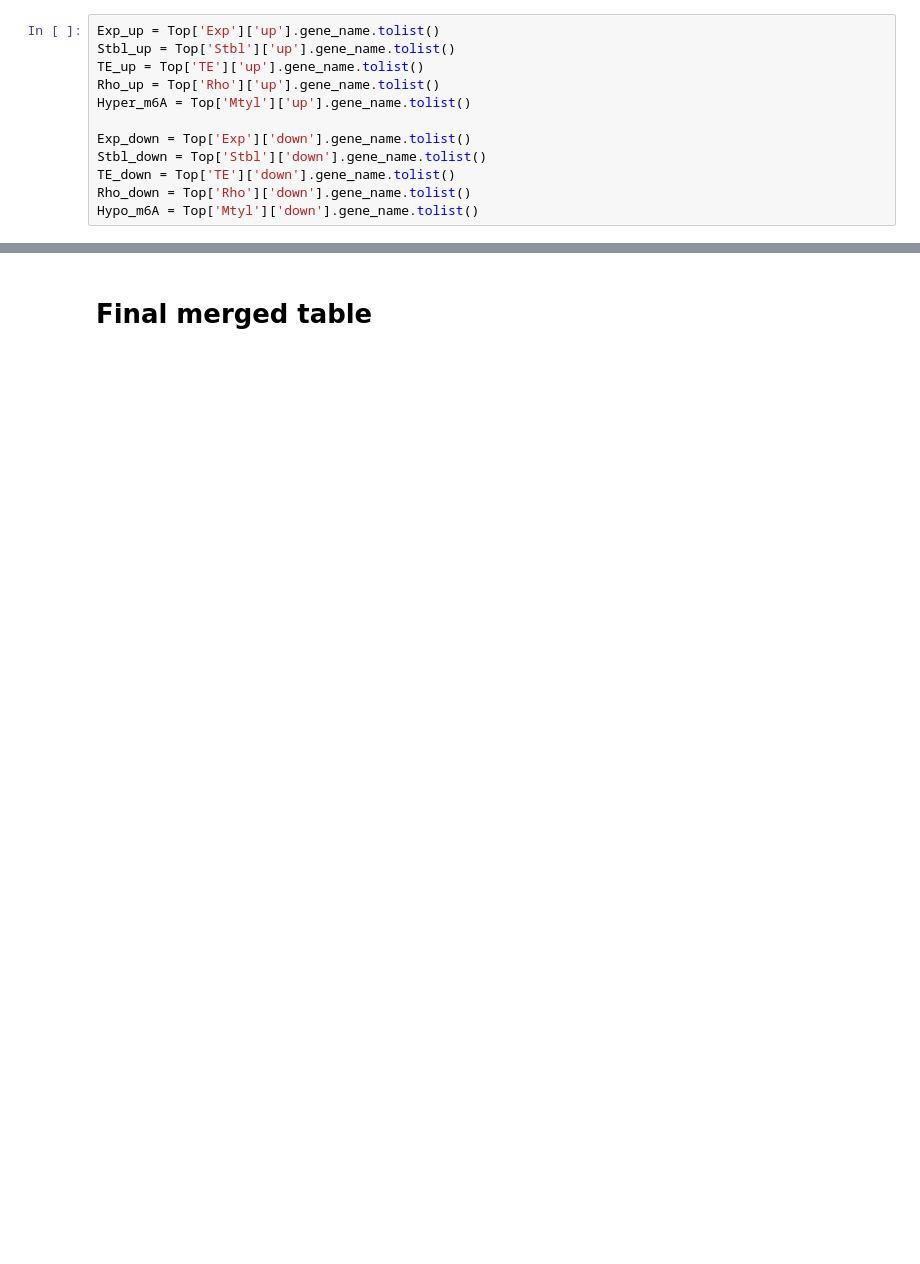
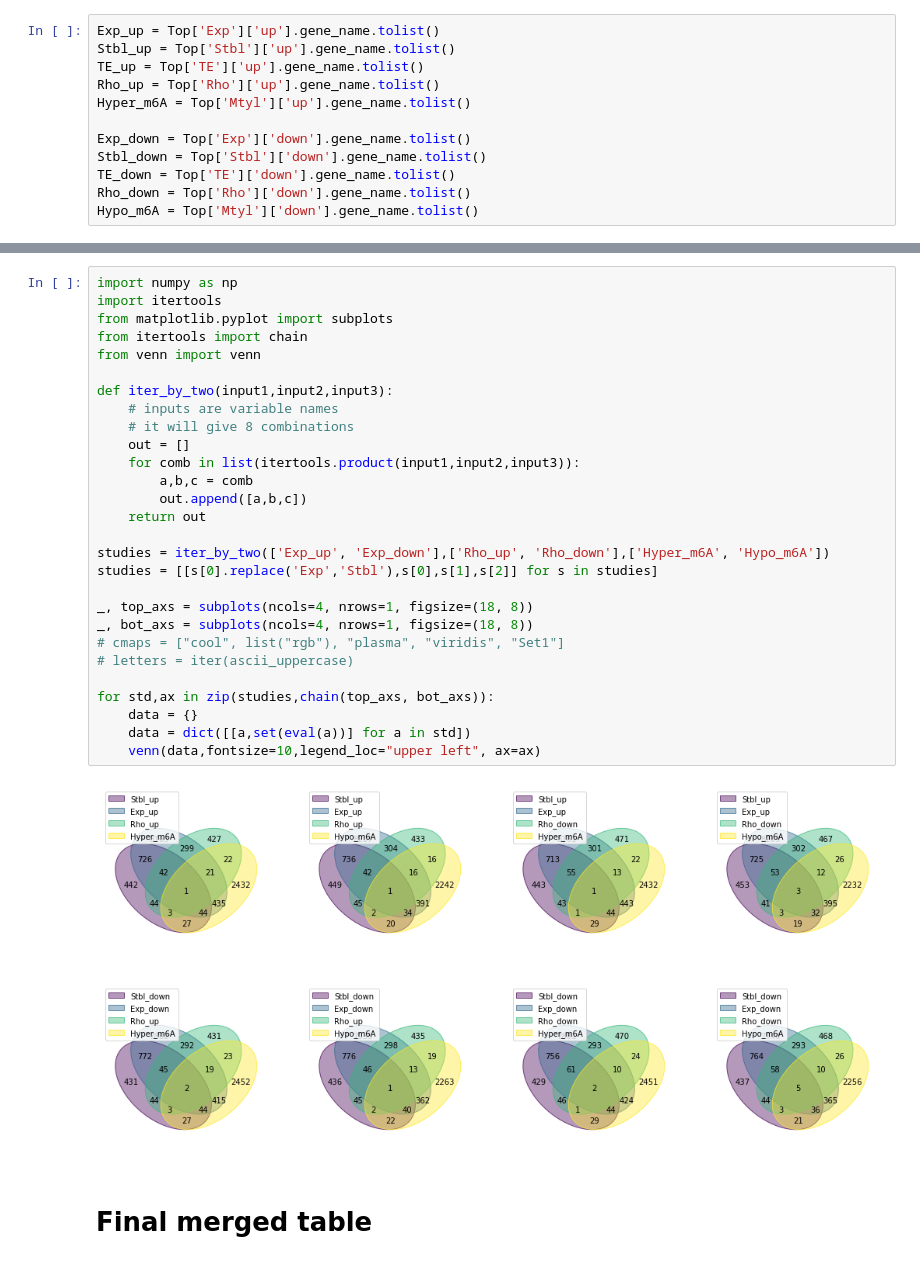
Before and after one commit to goodarzilab/Abe, a Jupyter notebook: Gilbertlab/Decitabine_treatment/combined_analysis-intersectional-genes.ipynb, the cells around one changed output, grey strips where cells are left out. Drawn from its saved outputs; the diff is of its cells as text; blank space fills up the shorter version.

```diff
--- a/Gilbertlab/Decitabine_treatment/combined_analysis-intersectional-genes.ipynb
+++ b/Gilbertlab/Decitabine_treatment/combined_analysis-intersectional-genes.ipynb
@@ -351,2 +71,33 @@ iter_by_two(['Exp_up', 'Exp_down'],['Rho_up', 'Rho_down'],['Hyper_m6A', 'Hypo_m6
+# %%
+import numpy as np
+import itertools
+from matplotlib.pyplot import subplots
+from itertools import chain
+from venn import venn
+
+def iter_by_two(input1,input2,input3):
+    # inputs are variable names
+    # it will give 8 combinations
+    out = []
+    for comb in list(itertools.product(input1,input2,input3)):
+        a,b,c = comb
+        out.append([a,b,c])
+    return out
+
+studies = iter_by_two(['Exp_up', 'Exp_down'],['Rho_up', 'Rho_down'],['Hyper_m6A', 'Hypo_m6A'])
+studies = [[s[0].replace('Exp','Stbl'),s[0],s[1],s[2]] for s in studies]
+
+_, top_axs = subplots(ncols=4, nrows=1, figsize=(18, 8))
+_, bot_axs = subplots(ncols=4, nrows=1, figsize=(18, 8))
+# cmaps = ["cool", list("rgb"), "plasma", "viridis", "Set1"]
+# letters = iter(ascii_uppercase)
+
+for std,ax in zip(studies,chain(top_axs, bot_axs)):
+    data = {}
+    data = dict([[a,set(eval(a))] for a in std])
+    venn(data,fontsize=10,legend_loc="upper left", ax=ax)
+# %% [output]
+[figure, added]
+[figure, added]
 # %% [markdown]
 # Final merged table
```
Also changed, not shown: parts of 51 cells of this notebook, 5 other files.
